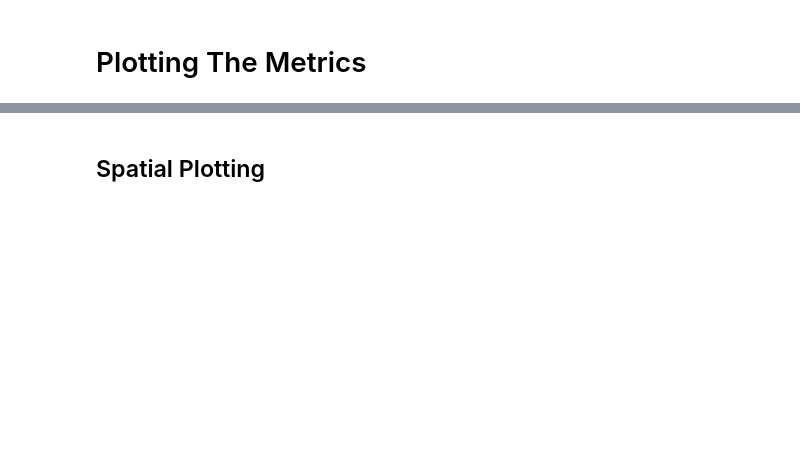
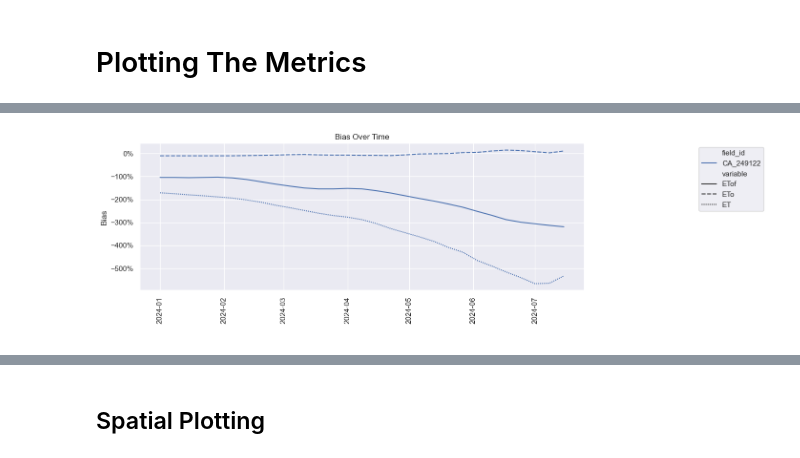
Before and after one commit to watrs-csumb/openet-forecast-analysis, a Jupyter notebook: monterey_analysis.ipynb, the cells around one changed output, grey strips where cells are left out. Cells and saved outputs as stored; diff of their text form; code cells hidden in the pictures; blank space fills up the shorter version.

```diff
--- a/monterey_analysis.ipynb
+++ b/monterey_analysis.ipynb
@@ -242,5 +469,7 @@ timeseries_plot(plotter, x='forecasting_date', y_a='rmse',
 # %%
-timeseries_plot(plotter, x='forecasting_date', y_a='bias',
+timeseries_plot(bias_plotter, x='forecasting_date', y_a='bias',
                 hue='field_id', title='Bias Over Time', style='variable',
                 xlabel=' ', ylabel='Bias', as_percent=True, figsize=(12, 4));
+# %% [output]
+[figure, added]
 # %%
```
Also changed, not shown: parts of 67 cells of this notebook.
